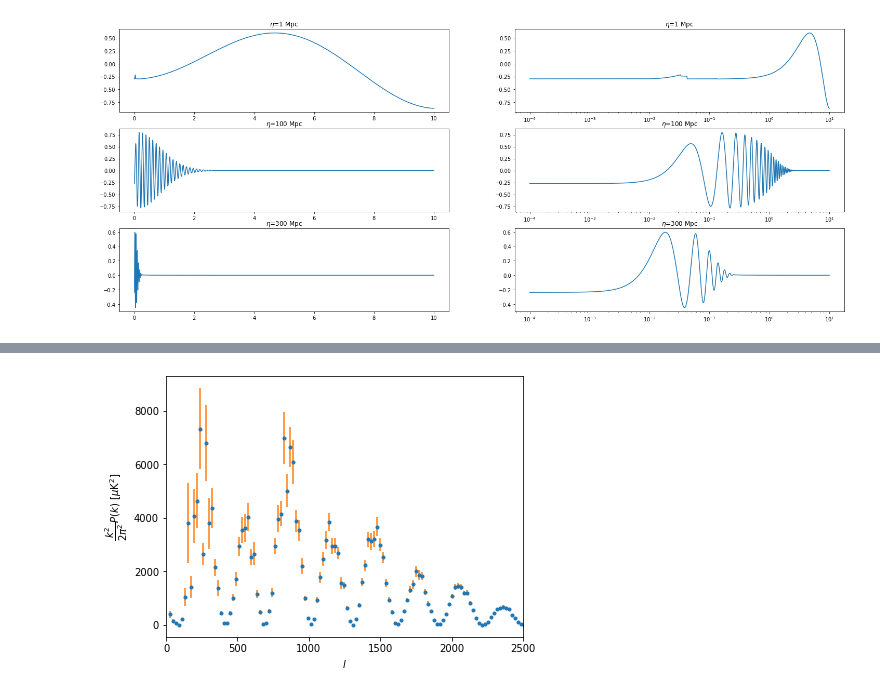
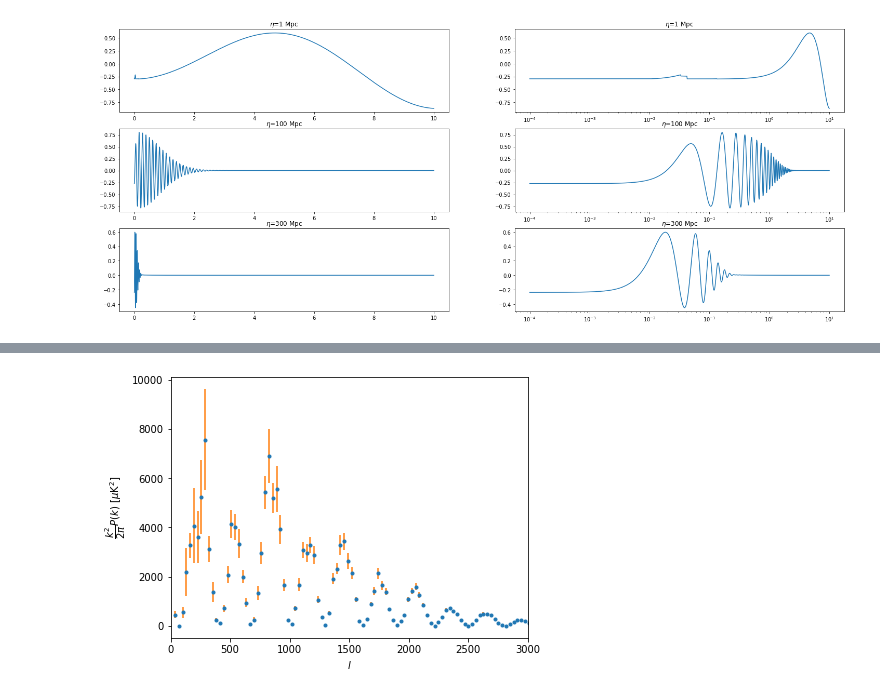
Before and after one commit to mfrobertson/cmbEvolution, a Jupyter notebook: fieldRealisation.ipynb, the cells around one changed output, grey strips where cells are left out. Drawn from its saved outputs; the diff is of its cells as text; code cells hidden in the pictures.

```diff
--- a/fieldRealisation.ipynb
+++ b/fieldRealisation.ipynb
@@ -1,7 +1,7 @@
 # %%
 from realisation import FieldRealisation
-N = 1024
-scale = 3000
+N = 2048
+scale = 2000
 fr = FieldRealisation(N, scale)
 fr.buildSI()  # Builds field with default scale invariant powerspectrum
               # (As=2.1e-9, kp=0.05, ns=0.96)
@@ -128,16 +128,16 @@ for eta in etas:
 # %%
 from powerspectrum import CalculatePS
 
 # Calculate power spectrum for the monopole field at given eta
 
 fr.calcField(eta=280)
-cps = CalculatePS(fr.realField, bins=1000)
+cps = CalculatePS(fr.realField, bins=2000)
 
 cps.drawPS(units=True)
-plt.xlim(0,2500)
+plt.xlim(0,3000)
 plt.show()
 # %% [output]
-[figure, old version]
+[figure, new version]
 # %%
 from IPython.display import HTML
 # Output from videobuilder of monopole evolution up to recombination
```
Also changed, not shown: parts of 7 cells of this notebook, 1 other file.
